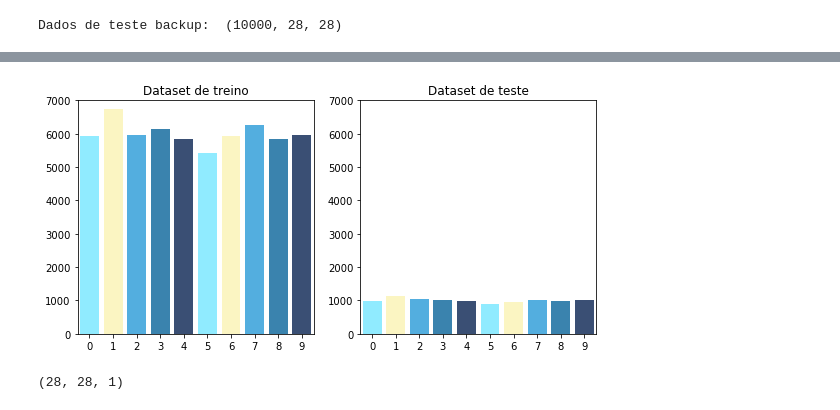
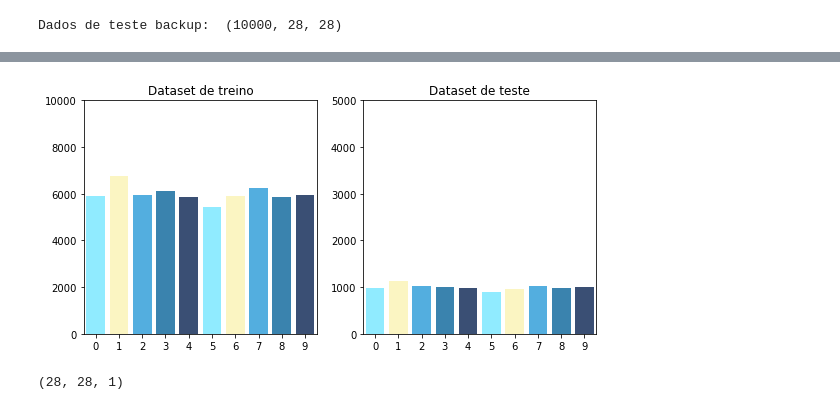
Before and after one commit to diogenesd/mnist, a Jupyter notebook: MNIST-ConvNet.ipynb, the cells around one changed output, grey strips where cells are left out. Saved outputs shown, nothing was run; the diff lists cells and outputs as text; code cells hidden in the pictures.

```diff
--- a/MNIST-ConvNet.ipynb
+++ b/MNIST-ConvNet.ipynb
@@ -148,32 +148,32 @@ plt.show()
 # %%
 # Visualizando a distribuição do dataset
 
 colors = ['#75E7FF', '#FBF3B3','#289AD7', '#09649A','#082351']
 
 def plot_distribution(y1, y2, data_names, ylims =[10000,10000]):
     fig = plt.figure(figsize=(8,4))
     ax1 = fig.add_subplot(1,2,1)
     ax1.bar(np.arange(0.5,10.5), np.bincount(y1), color=colors, alpha=0.8)
     ax1.set_xticks(np.arange(0.5,10.5,1))
     ax1.set_xticklabels(classes, rotation=0, fontsize=10)
     ax1.set_xlim([0, 10])
     ax1.set_ylim([0, ylims[0]])
     ax1.set_title(data_names[0])
     ax2 = fig.add_subplot(1,2,2)
     ax2.bar(np.arange(0.5,10.5), np.bincount(y2), color=colors, alpha=0.8)
     ax2.set_xticks(np.arange(0.5,10.5,1))
     ax2.set_xticklabels(classes, rotation=0, fontsize=10)
     ax2.set_xlim([0, 10])
     ax2.set_ylim([0, ylims[1]])
     ax2.set_title(data_names[1])
     plt.tight_layout()
     plt.show()
 
 plot_distribution(y_train, y_test,
                   ['Dataset de treino', 'Dataset de teste'],
-                  ylims =[7000,7000])
+                  ylims =[10000,5000])
 # %% [output]
-[figure, old version]
+[figure, new version]
 # %%
 # Configuração do shape da imagem
 # Este shape varia de acordo com o framework de backend
```
Also changed, not shown: parts of 8 cells of this notebook.
